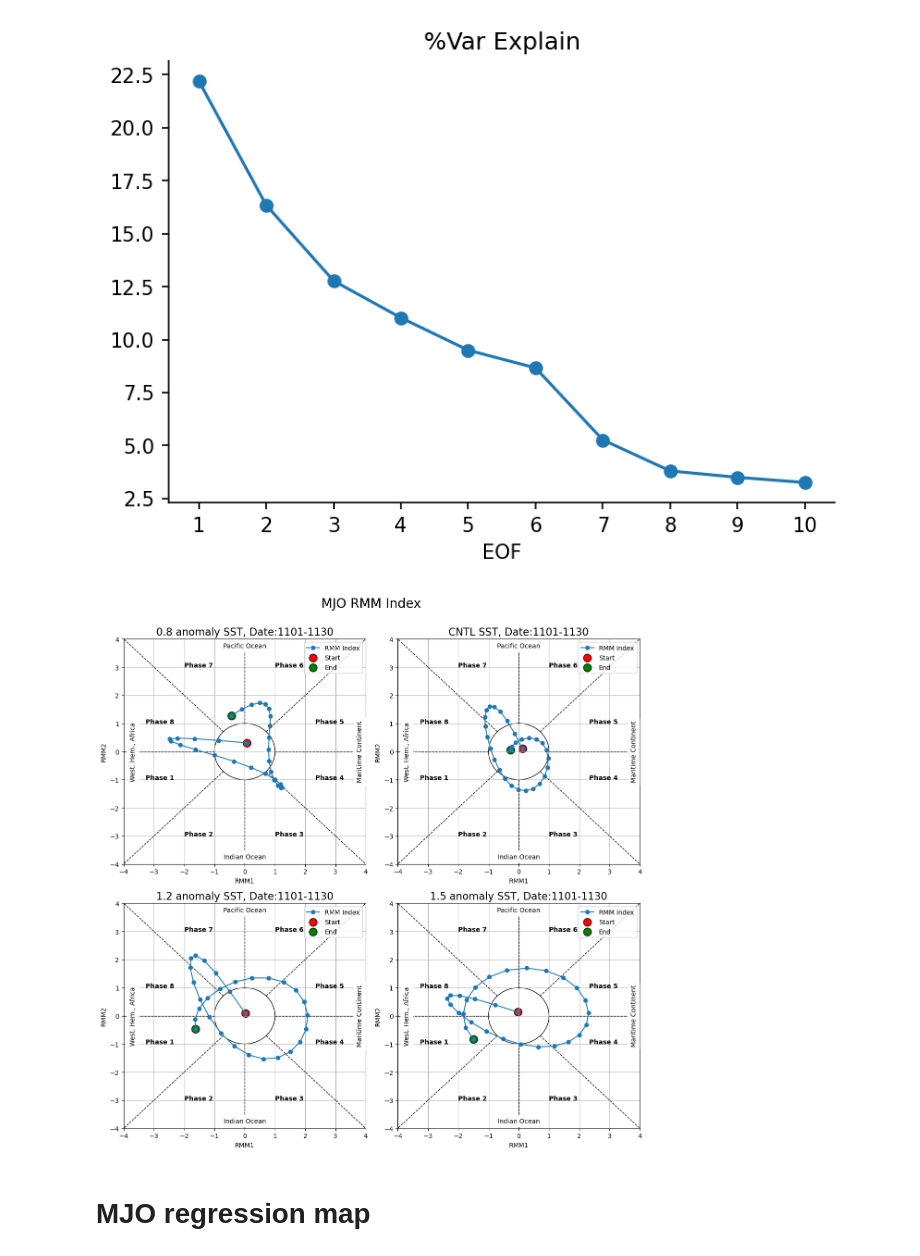
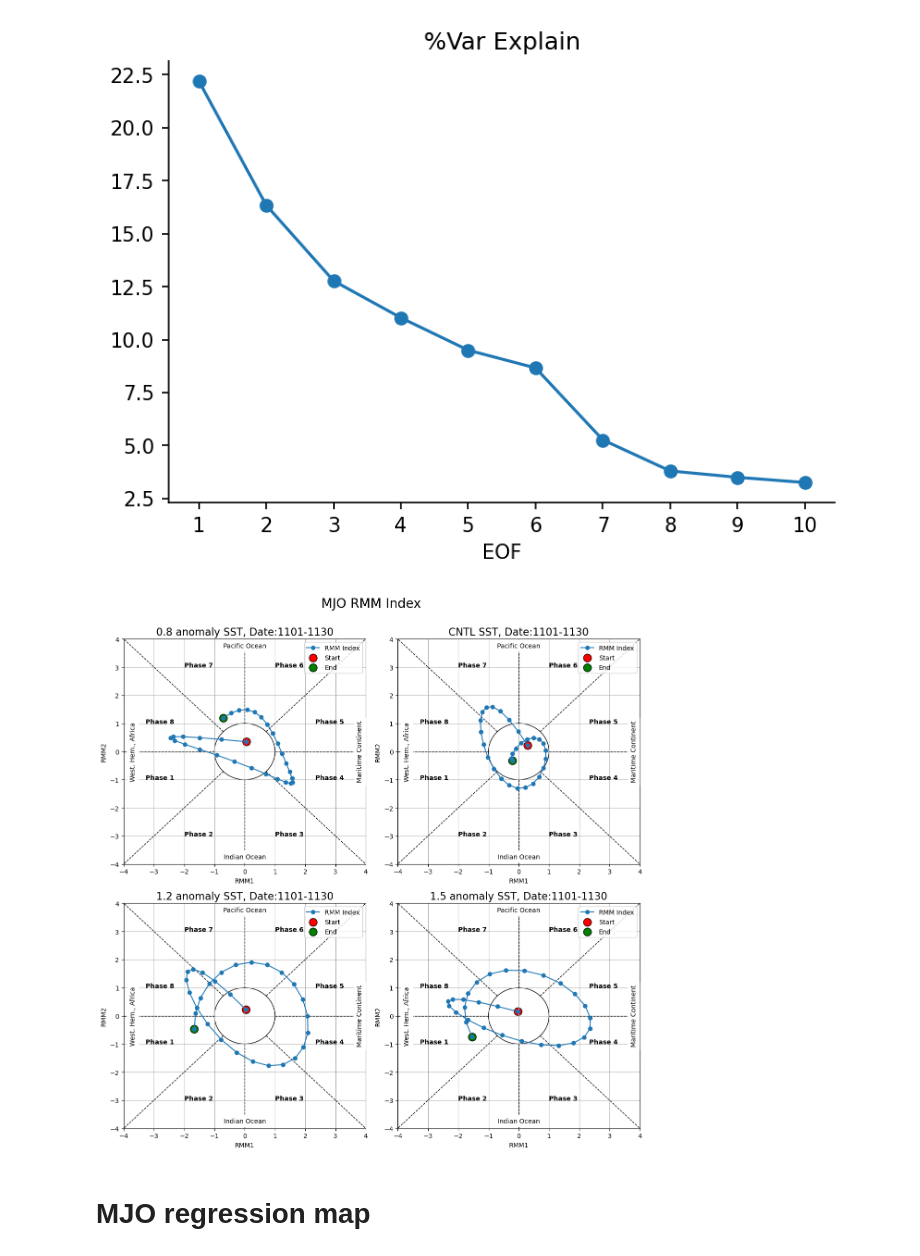
Before and after one commit to PeterChang1023/ESM_2025, a Jupyter notebook: ESM_2025_MJO.ipynb, the cells around one changed output. Saved outputs shown, nothing was run; the diff lists cells and outputs as text; code cells hidden in the pictures.

Commit message:
update band pass 40~60

```diff
--- a/ESM_2025_MJO.ipynb
+++ b/ESM_2025_MJO.ipynb
@@ -441,7 +435,7 @@ class MJO_EOF_Analyzer:
         self.precl = lat_weighted(self.precl, self.lat_selected)
         self.q_int = lat_weighted(self.Q, self.lat_selected)
 
-    def _band_pass_filter(self, lowcut=1/35, highcut=1/13, fs=1):
+    def _band_pass_filter(self, lowcut=1/33, highcut=1/15, fs=1):
         def bandpass(data):
             nyquist = 0.5 * fs
             b, a = butter(2, [lowcut/nyquist, highcut/nyquist], btype='band')
@@ -545,36 +539,36 @@ end = 30
 fig, axs = plt.subplots(2, 2, figsize=(12, 12))  # 2 rows, 2 columns
 axs = axs.flat  # flatten to 1D array for easier looping
 
 for i, ax in enumerate(axs):
     PC1, PC2 = pcs[i]
     if i ==0:
         PC1, PC2 = -PC1, -PC2
     elif i == 1:
-        PC1, PC2 = PC1, PC2
+        PC1, PC2 = PC1, -PC2
 
     elif i == 2:
-        PC1, PC2 = PC1, PC2
+        PC1, PC2 = PC1, -PC2
 
     elif i == 3:
-        PC1, PC2 = -PC1, -PC2
+        PC1, PC2 = PC1, PC2
 
 
     plot_mjo_phase_space_ax(ax)  # 畫 RMM 背景圖
 
     ax.plot(PC1[start:end], PC2[start:end], marker='o', linestyle='-', label='RMM Index')
     ax.scatter(PC1[start], PC2[start], color='red', edgecolors='black', s=150, label='Start')
     ax.scatter(PC1[end-1], PC2[end-1], color='green', edgecolors='black', s=150, label='End')
 
     ax.set_title(f"{titles[i]} SST, Date:1101-1130", fontsize=16)
     ax.set_xlim(-4, 4)
     ax.set_ylim(-4, 4)
     ax.legend(fontsize=10)
 
 plt.suptitle("MJO RMM Index", fontsize=20, y=1.005)
 plt.tight_layout()
 # plt.savefig("/data92/PeterChang/ESM_2025/Figures/result.png", dpi=300., bbox_inches='tight')
 plt.show()
 # %% [output]
-[figure, old version]
+[figure, new version]
 # %% [markdown]
 # MJO regression map
```
Also changed, not shown: parts of 56 cells of this notebook.
